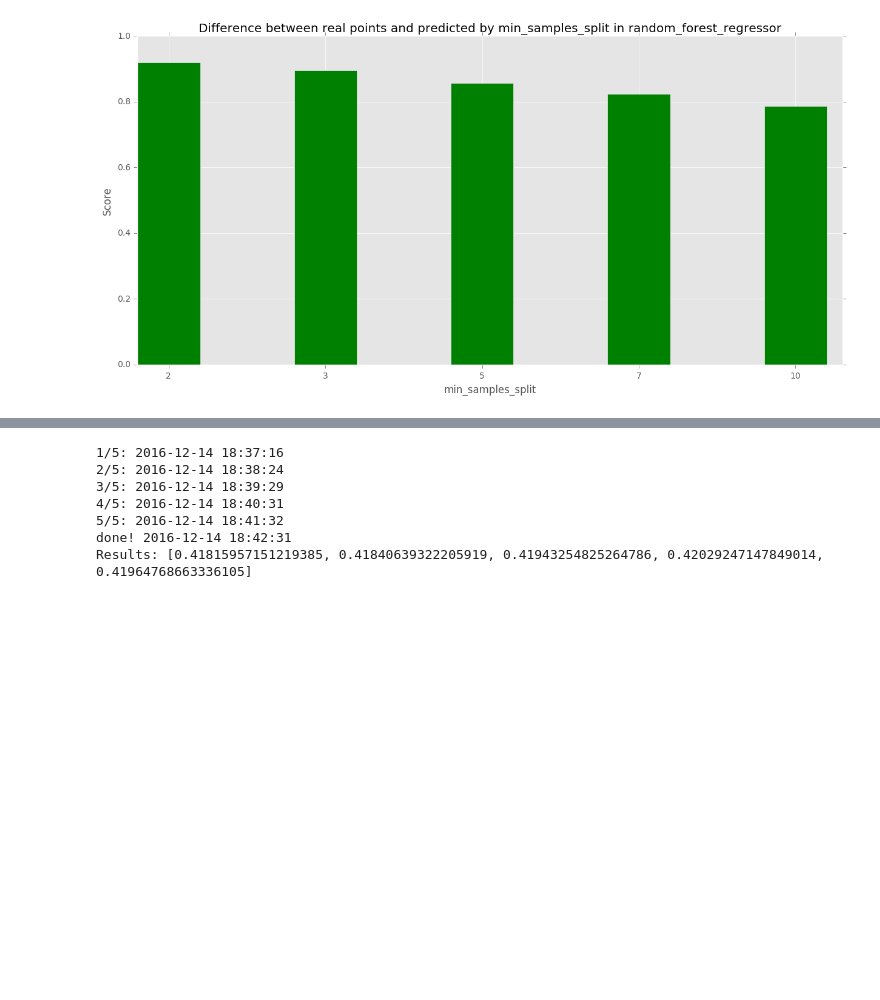
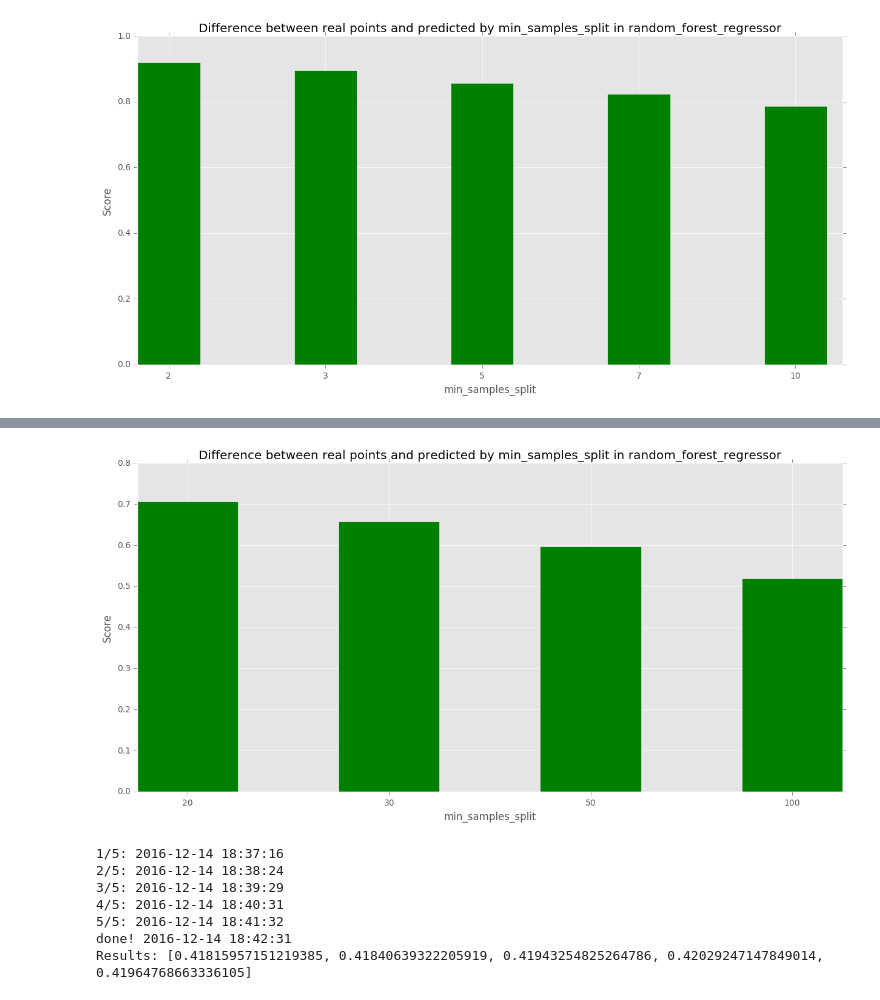
Before and after one commit to avgaydashenko/cuddly-robot, a Jupyter notebook: framework.ipynb, the cells around one changed output, grey strips where cells are left out. Drawn from its saved outputs; the diff is of its cells as text; code cells hidden in the pictures; blank space fills up the shorter version.

```diff
--- a/framework.ipynb
+++ b/framework.ipynb
@@ -90,3 +127,8 @@ compare_results(function=random_forest_regressor, test_results=train_results, pa
 done! 2016-12-14 18:36:08
 Results: [0.91922071226273883, 0.8959704199260663, 0.85609326788584783, 0.8234742492284598, 0.78614037130941061]
 [figure]
+# %%
+compare_results(function=random_forest_regressor, test_results=train_results, parameter_name="min_samples_split",
+                list_of_values=[20, 30, 50, 100], train_data=train_data, train_results=train_results,
+                test_data=train_data, prediction_mode='delta', n_estimators=50, max_features=0.4)
+# %% [output]
@@ -93,3 +141,4 @@ Results: [0.91922071226273883, 0.8959704199260663, 0.85609326788584783, 0.823474
+[figure, added]
 # %%
 compare_results(function=random_forest_regressor, test_results=test_results, parameter_name="min_samples_split",
                 list_of_values=[2, 3, 5, 7, 10], train_data=train_data, train_results=train_results,
```
Also changed, not shown: parts of 7 cells of this notebook, 37 other files.
